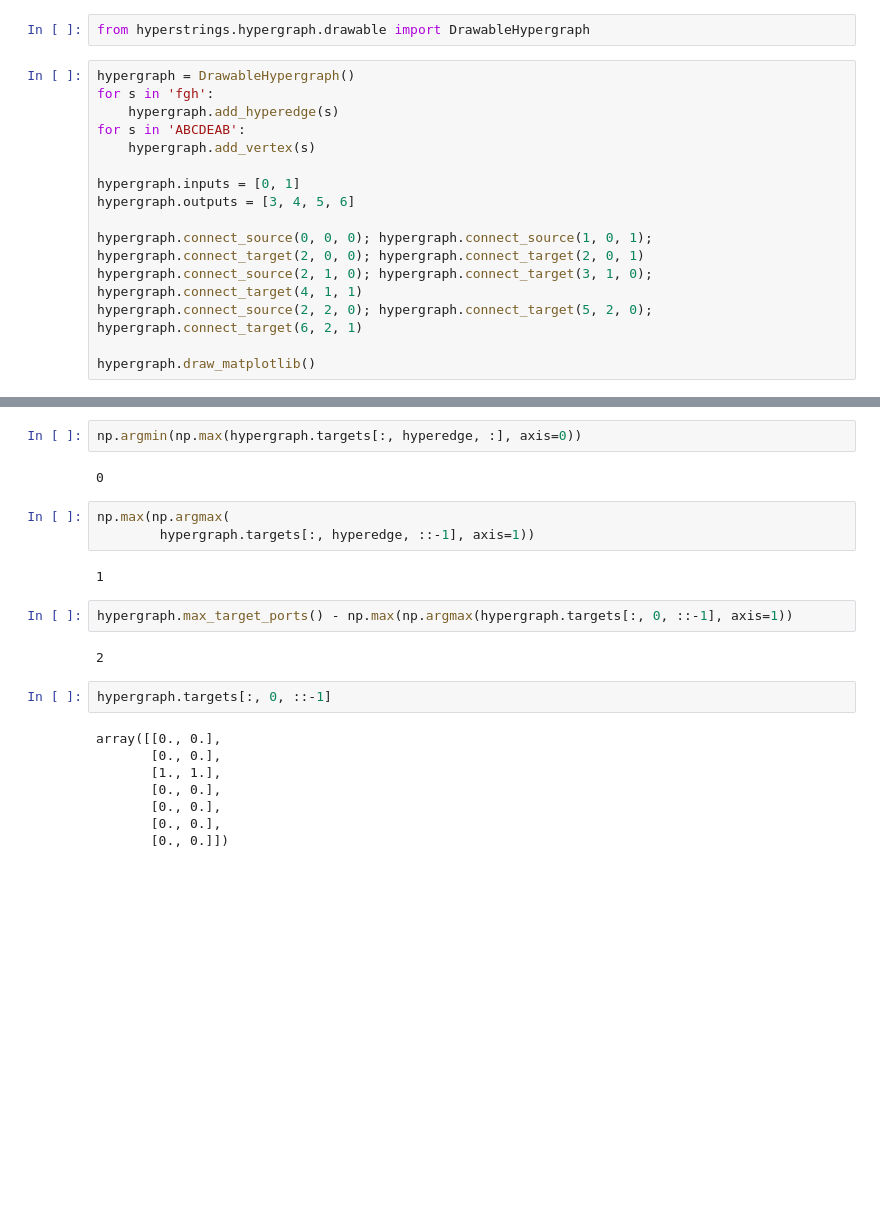
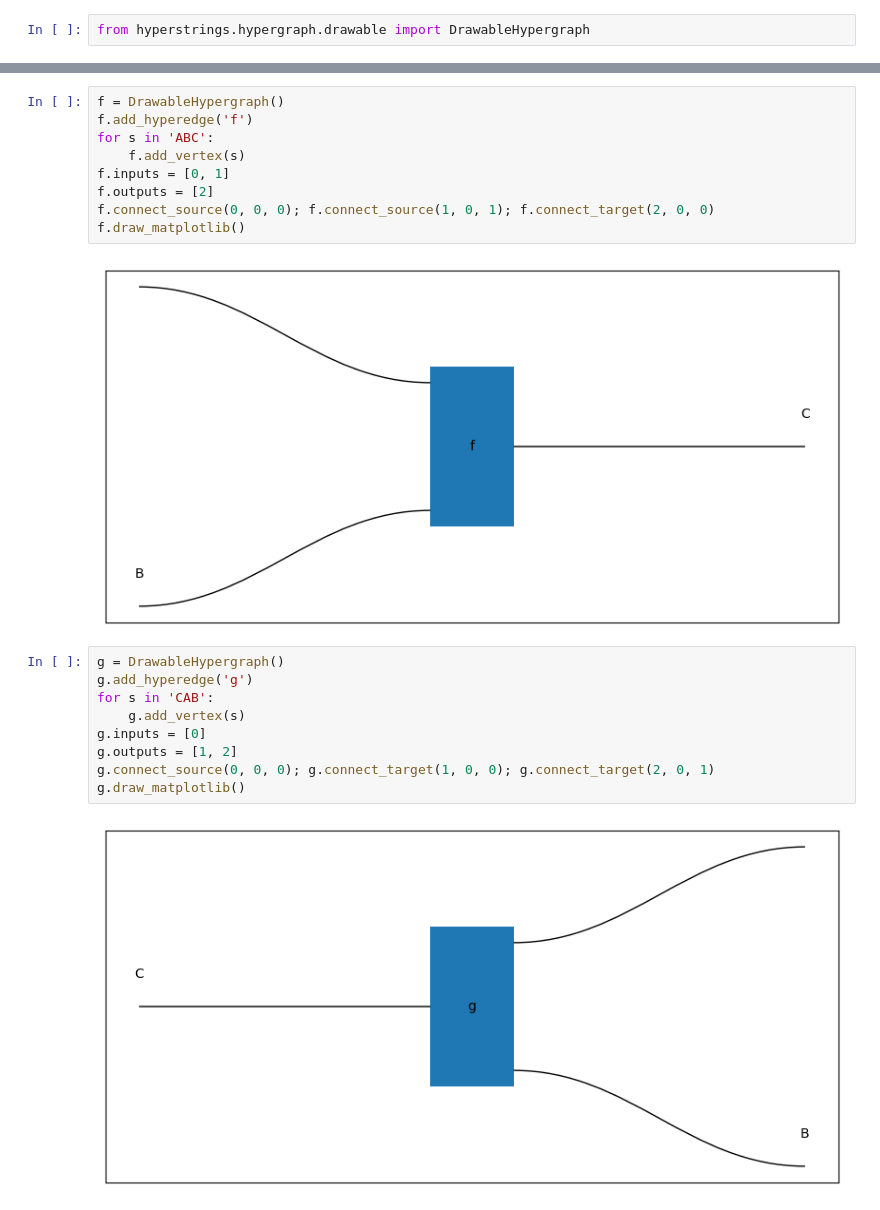
Before and after one commit to alexkoziell/hyperstrings, a Jupyter notebook: prototyping/array.ipynb, the cells around one changed output, grey strips where cells are left out. Cells and saved outputs as stored; diff of their text form; blank space fills up the shorter version.

```diff
--- a/prototyping/array.ipynb
+++ b/prototyping/array.ipynb
@@ -3,18 +3,3 @@
 %autoreload 2
 # %%
 from hyperstrings.hypergraph.drawable import DrawableHypergraph
-# %%
-hypergraph = DrawableHypergraph()
-for s in 'fgh':
-    hypergraph.add_hyperedge(s)
-for s in 'ABCDEAB':
-    hypergraph.add_vertex(s)
-
-hypergraph.inputs = [0, 1]
-hypergraph.outputs = [3, 4, 5, 6]
-
-hypergraph.connect_source(0, 0, 0); hypergraph.connect_source(1, 0, 1); hypergraph.connect_target(2, 0, 0); hypergraph.connect_target(2, 0, 1)
-hypergraph.connect_source(2, 1, 0); hypergraph.connect_target(3, 1, 0); hypergraph.connect_target(4, 1, 1)
-hypergraph.connect_source(2, 2, 0); hypergraph.connect_target(5, 2, 0); hypergraph.connect_target(6, 2, 1)
-
-hypergraph.draw_matplotlib()
@@ -50,23 +6,22 @@ array([[0., 0.],
-# %%
-np.argmin(np.max(hypergraph.targets[:, hyperedge, :], axis=0))
-# %% [output]
-0
-# %%
-np.max(np.argmax(
-        hypergraph.targets[:, hyperedge, ::-1], axis=1))
-# %% [output]
-1
-# %%
-hypergraph.max_target_ports() - np.max(np.argmax(hypergraph.targets[:, 0, ::-1], axis=1))
-# %% [output]
-2
-# %%
-hypergraph.targets[:, 0, ::-1]
-# %% [output]
-array([[0., 0.],
-       [0., 0.],
-       [1., 1.],
-       [0., 0.],
-       [0., 0.],
-       [0., 0.],
-       [0., 0.]])
+# %%
+f = DrawableHypergraph()
+f.add_hyperedge('f')
+for s in 'ABC':
+    f.add_vertex(s)
+f.inputs = [0, 1]
+f.outputs = [2]
+f.connect_source(0, 0, 0); f.connect_source(1, 0, 1); f.connect_target(2, 0, 0)
+f.draw_matplotlib()
+# %% [output]
+[figure, added]
+# %%
+g = DrawableHypergraph()
+g.add_hyperedge('g')
+for s in 'CAB':
+    g.add_vertex(s)
+g.inputs = [0]
+g.outputs = [1, 2]
+g.connect_source(0, 0, 0); g.connect_target(1, 0, 0); g.connect_target(2, 0, 1)
+g.draw_matplotlib()
+# %% [output]
+[figure, added]
```
Also changed, not shown: parts of 7 cells of this notebook, 4 other files.
